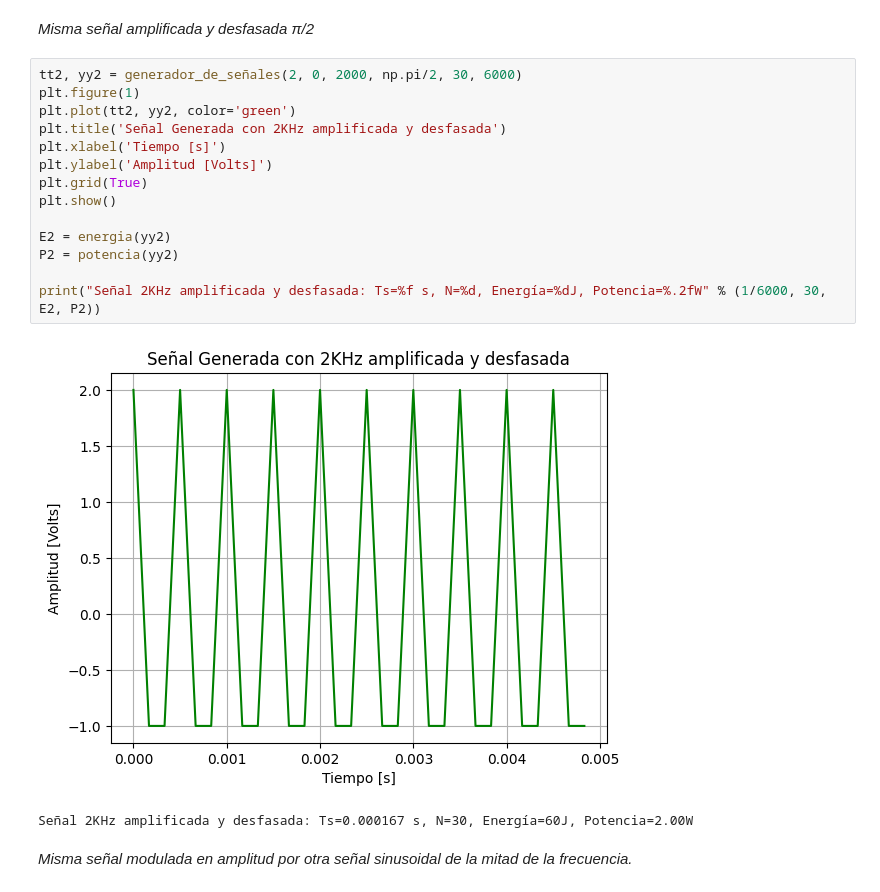
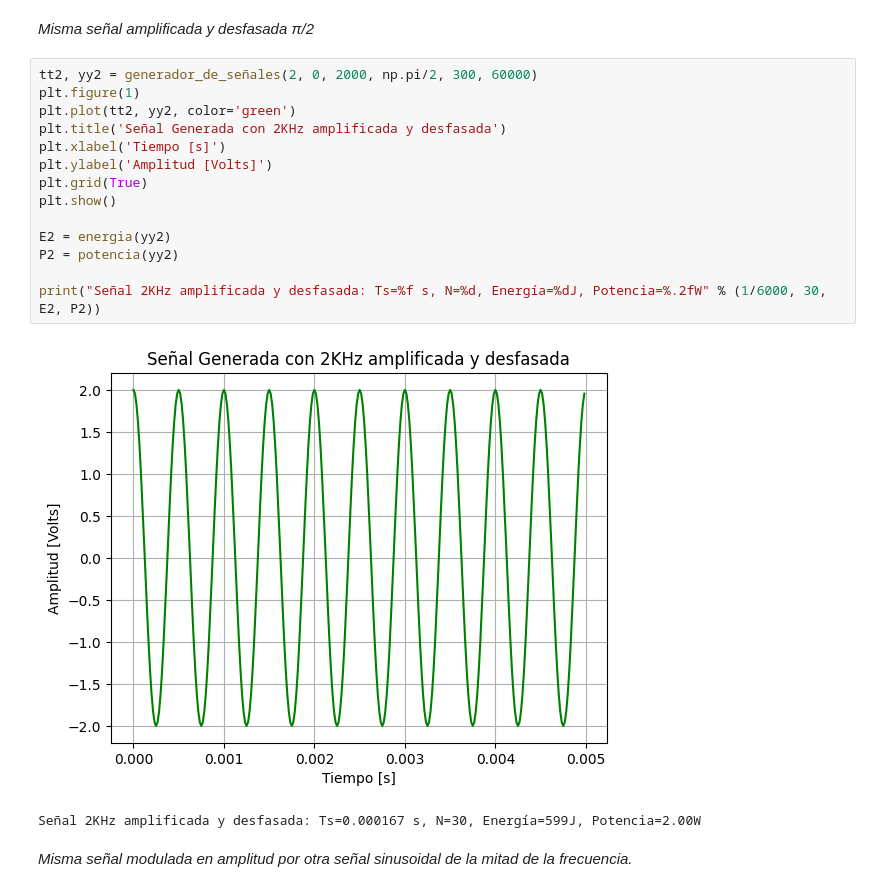
Before and after one commit to angiefantauzzofabio/APS, a Jupyter notebook: TS1_posta/TS1_entrega.ipynb, the cells around one changed output. Cells and saved outputs as stored; diff of their text form.

```diff
--- a/TS1_posta/TS1_entrega.ipynb
+++ b/TS1_posta/TS1_entrega.ipynb
@@ -125,22 +125,22 @@ Señal 2KHz: Ts=0.000167 s, N=30, Energía=15J, Potencia=0.50W
 
 *Misma señal amplificada y desfasada π/2*
 # %%
-tt2, yy2 = generador_de_señales(2, 0, 2000, np.pi/2, 30, 6000)
+tt2, yy2 = generador_de_señales(2, 0, 2000, np.pi/2, 300, 60000)
 plt.figure(1)
 plt.plot(tt2, yy2, color='green')
 plt.title('Señal Generada con 2KHz amplificada y desfasada')
 plt.xlabel('Tiempo [s]')
 plt.ylabel('Amplitud [Volts]')
 plt.grid(True)
 plt.show()
 
 E2 = energia(yy2)
 P2 = potencia(yy2)
 
 print("Señal 2KHz amplificada y desfasada: Ts=%f s, N=%d, Energía=%dJ, Potencia=%.2fW" % (1/6000, 30, E2, P2))
 # %% [output]
-[figure, old version]
+[figure, new version]
-Señal 2KHz amplificada y desfasada: Ts=0.000167 s, N=30, Energía=60J, Potencia=2.00W
+Señal 2KHz amplificada y desfasada: Ts=0.000167 s, N=30, Energía=599J, Potencia=2.00W
 # %% [markdown]
 *Misma señal modulada en amplitud por otra señal sinusoidal de la mitad de la frecuencia.*
 # %%
```
Also changed, not shown: parts of 10 cells of this notebook, 1 other file.
